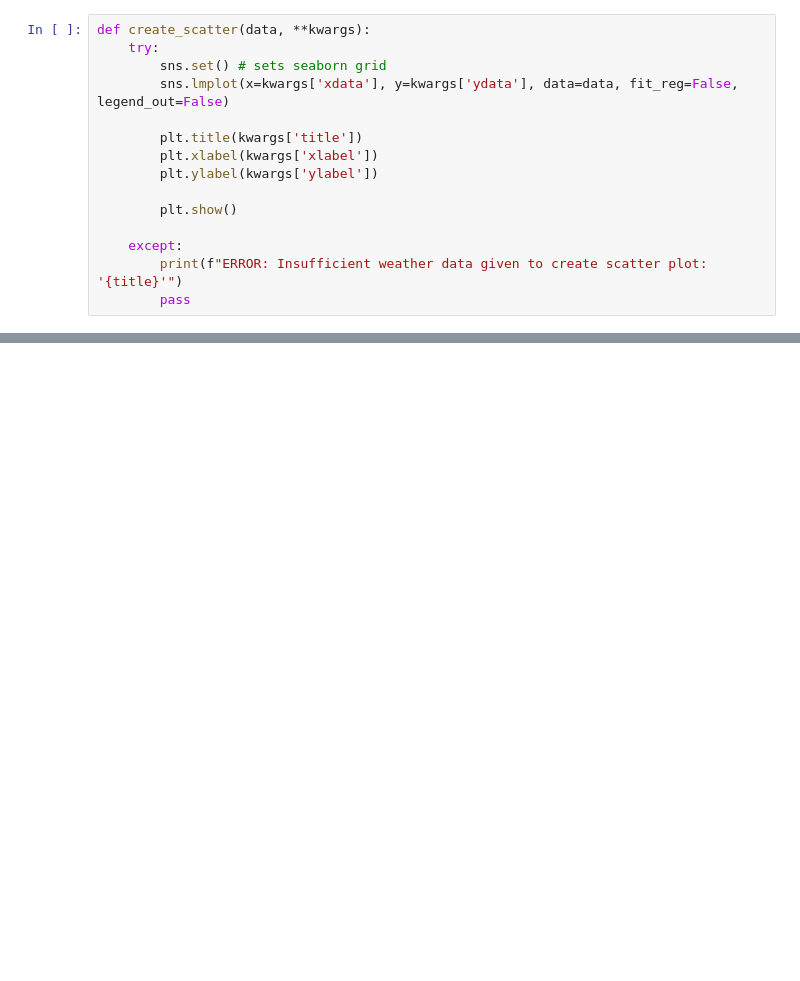
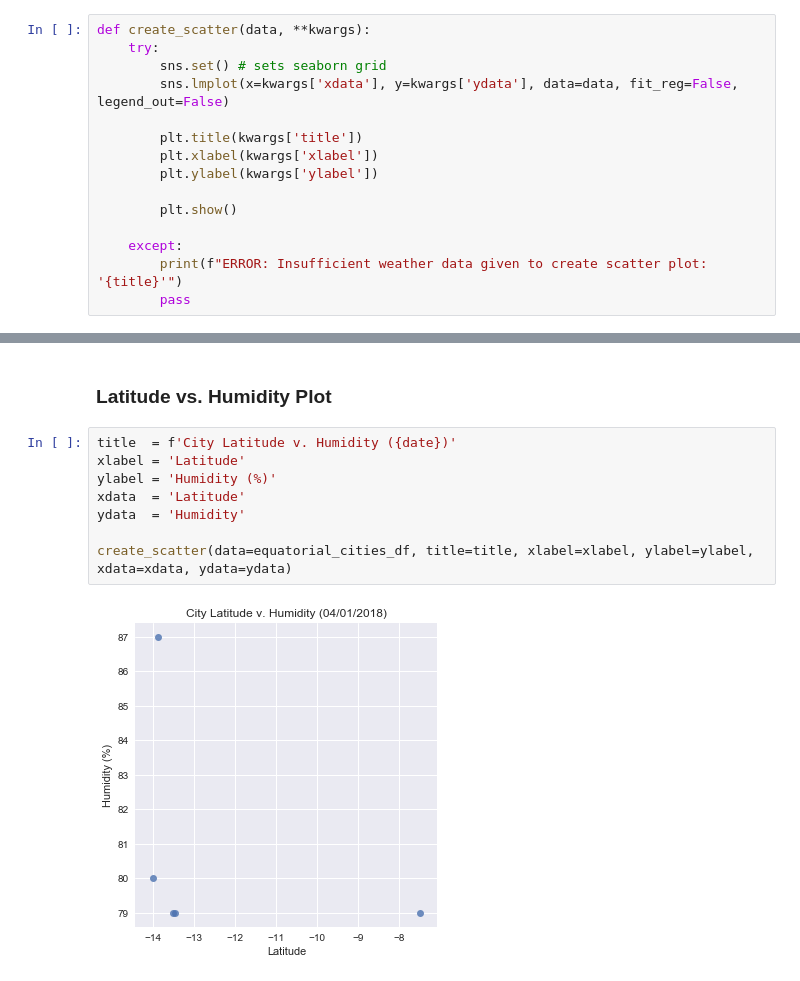
Before and after one commit to deleojean/PythonAPI-Challenge, a Jupyter notebook: main.ipynb, the cells around one changed output, grey strips where cells are left out. Cells and saved outputs as stored; diff of their text form; blank space fills up the shorter version.

```diff
--- a/main.ipynb
+++ b/main.ipynb
@@ -179,0 +192,12 @@ def create_scatter(data, **kwargs):
+# %% [markdown]
+### Latitude vs. Humidity Plot
+# %%
+title  = f'City Latitude v. Humidity ({date})'
+xlabel = 'Latitude'
+ylabel = 'Humidity (%)'
+xdata  = 'Latitude'
+ydata  = 'Humidity'
+
+create_scatter(data=equatorial_cities_df, title=title, xlabel=xlabel, ylabel=ylabel, xdata=xdata, ydata=ydata)
+# %% [output]
+[figure, added]
```
Also changed, not shown: parts of 6 cells of this notebook.
